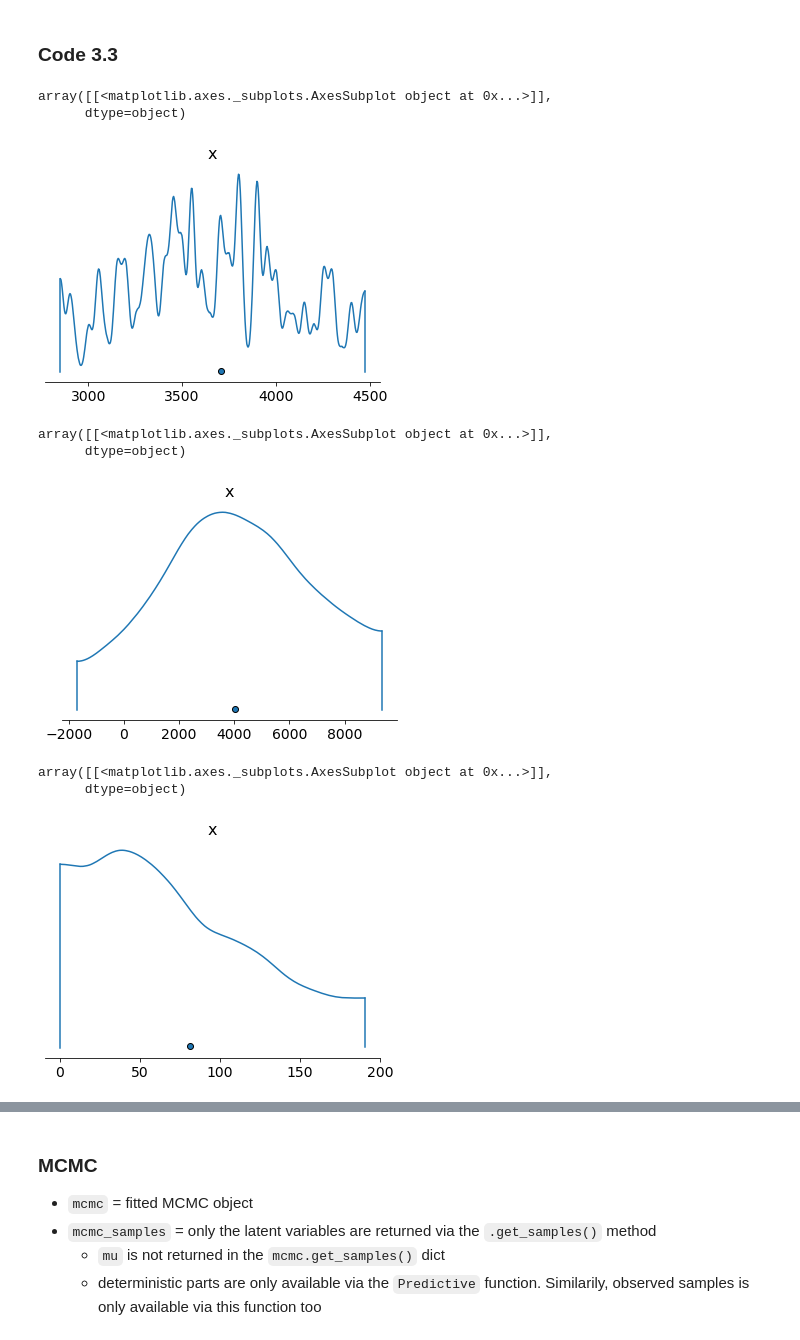
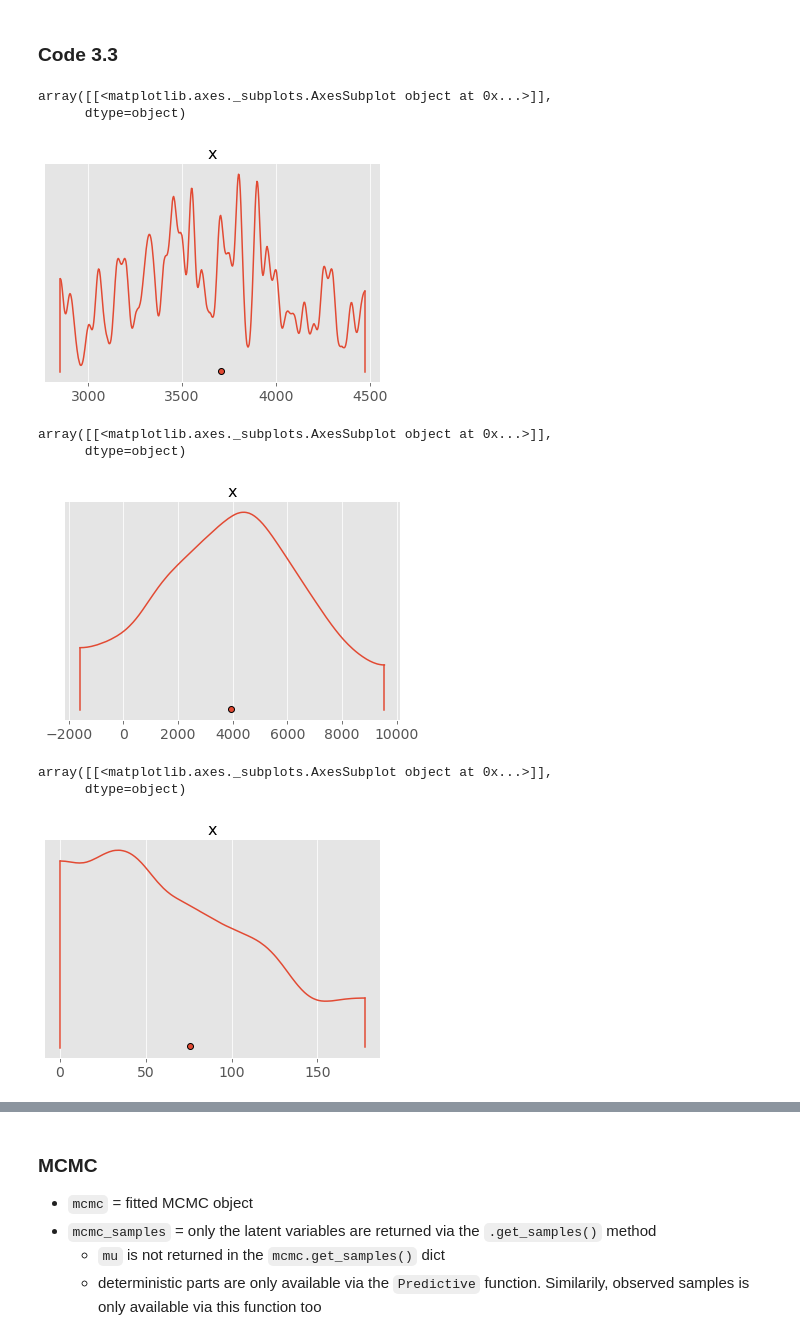
Before and after one commit to GStechschulte/books-with-code, a Jupyter notebook: bmcp/ch_3_pyro.ipynb, the cells around one changed output, grey strips where cells are left out. Saved outputs shown, nothing was run; the diff lists cells and outputs as text; code cells hidden in the pictures.

```diff
--- a/bmcp/ch_3_pyro.ipynb
+++ b/bmcp/ch_3_pyro.ipynb
@@ -1,6 +1,7 @@
 # %%
 import pandas as pd
 import matplotlib.pyplot as plt
+import seaborn as sns
 import numpy as np
 import arviz as az
 import torch
@@ -12,4 +13,5 @@ from pyro.infer.autoguide import AutoLaplaceApproximation
 from pyro.infer import SVI, Trace_ELBO
 import pyro.optim as optim
 from palmerpenguins import load_penguins
+plt.style.use('ggplot')
 # %% [markdown]
@@ -45,27 +47,27 @@ def model_prior(obs=None):
     mu = pyro.sample('mu', dist.Normal(4000, 3000))
     mass = pyro.sample('mass', dist.Normal(mu, sigma), obs=obs)
 # %%
-# prior predictive check --> mu and sigma
-prior_samples = Predictive(
+#  prior predictive --> mu and sigma
+samples = Predictive(
     model_prior, {}, num_samples=1000, return_sites=['sigma', 'mu', 'mass'])(adelie_mass_obs)
 # %%
-az.plot_density(data=prior_samples['mass'].numpy())
+az.plot_density(data=samples['mass'].numpy())
 # %% [output]
 array([[<matplotlib.axes._subplots.AxesSubplot object at 0x...>]],
       dtype=object)
-[figure, old version]
+[figure, new version]
 # %%
-az.plot_density(data=prior_samples['mu'].numpy())
+az.plot_density(data=samples['mu'].numpy())
 # %% [output]
 array([[<matplotlib.axes._subplots.AxesSubplot object at 0x...>]],
       dtype=object)
-[figure, old version]
+[figure, new version]
 # %%
-az.plot_density(data=prior_samples['sigma'].numpy())
+az.plot_density(data=samples['sigma'].numpy())
 # %% [output]
 array([[<matplotlib.axes._subplots.AxesSubplot object at 0x...>]],
       dtype=object)
-[figure, old version]
+[figure, new version]
 # %%
 def model(obs=None):
     # priors over params.
```
Also changed, not shown: parts of 50 cells of this notebook.
